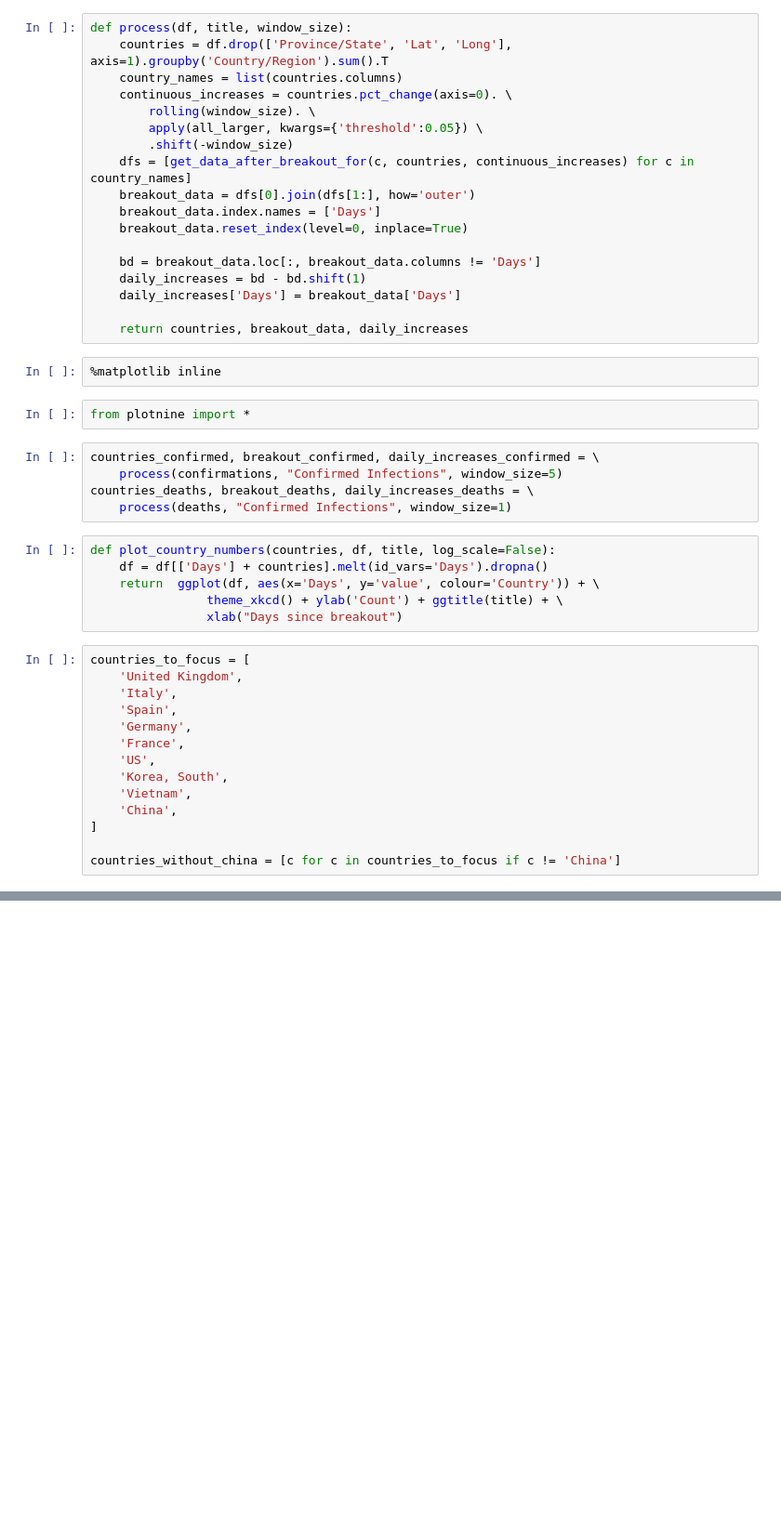
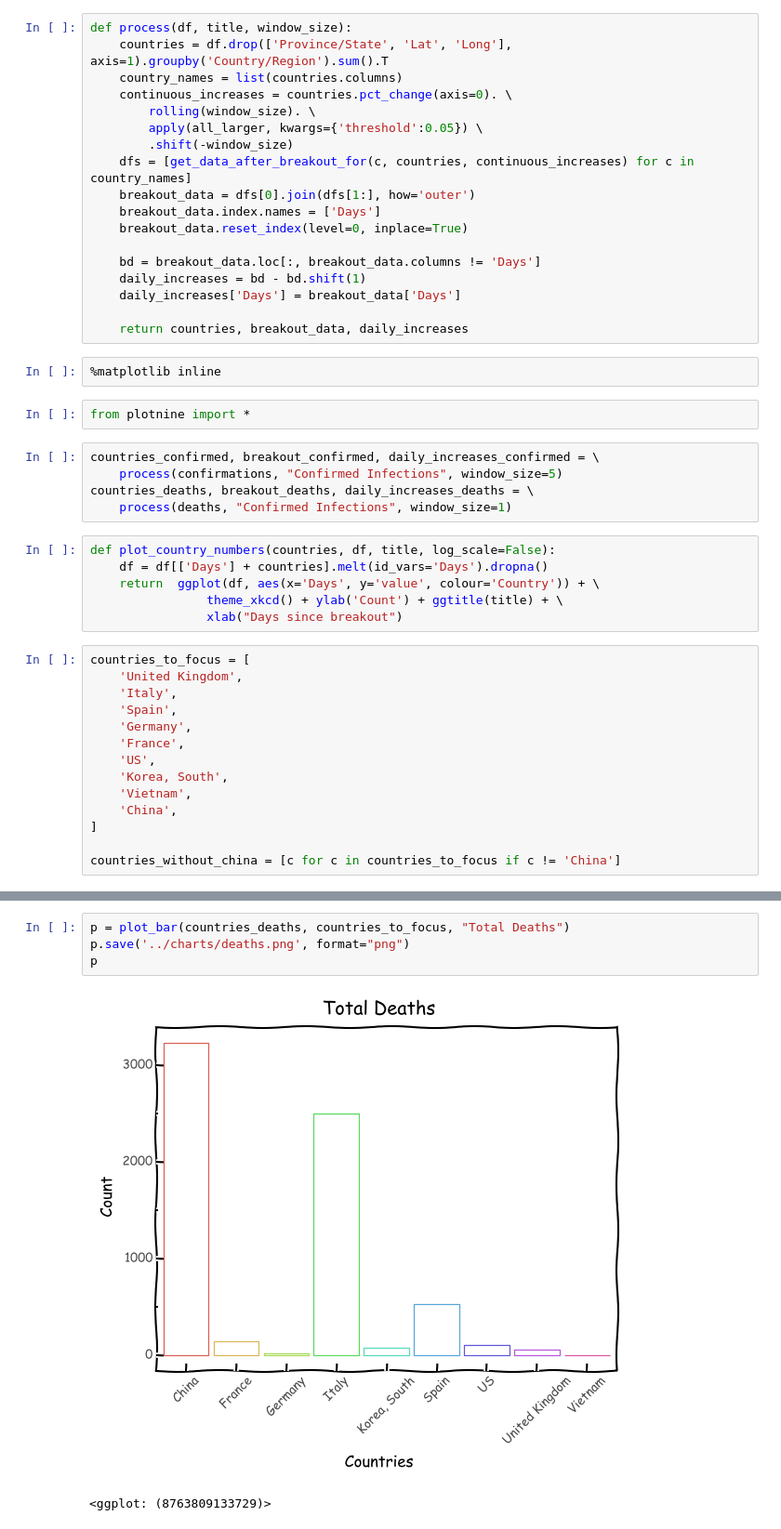
Before and after one commit to ashic/corona, a Jupyter notebook: notebooks/growth-rates.ipynb, the cells around one changed output, grey strips where cells are left out. Shown at 93% size. Saved outputs shown, nothing was run; the diff lists cells and outputs as text; blank space fills up the shorter version.

```diff
--- a/notebooks/growth-rates.ipynb
+++ b/notebooks/growth-rates.ipynb
@@ -170,0 +184,7 @@ countries_confirmed[['United Kingdom']]
+# %%
+p = plot_bar(countries_deaths, countries_to_focus, "Total Deaths")
+p.save('../charts/deaths.png', format="png")
+p
+# %% [output]
+[figure, added]
+<ggplot: (8763809133729)>
```
Also changed, not shown: parts of 19 cells of this notebook, 16 other files.
